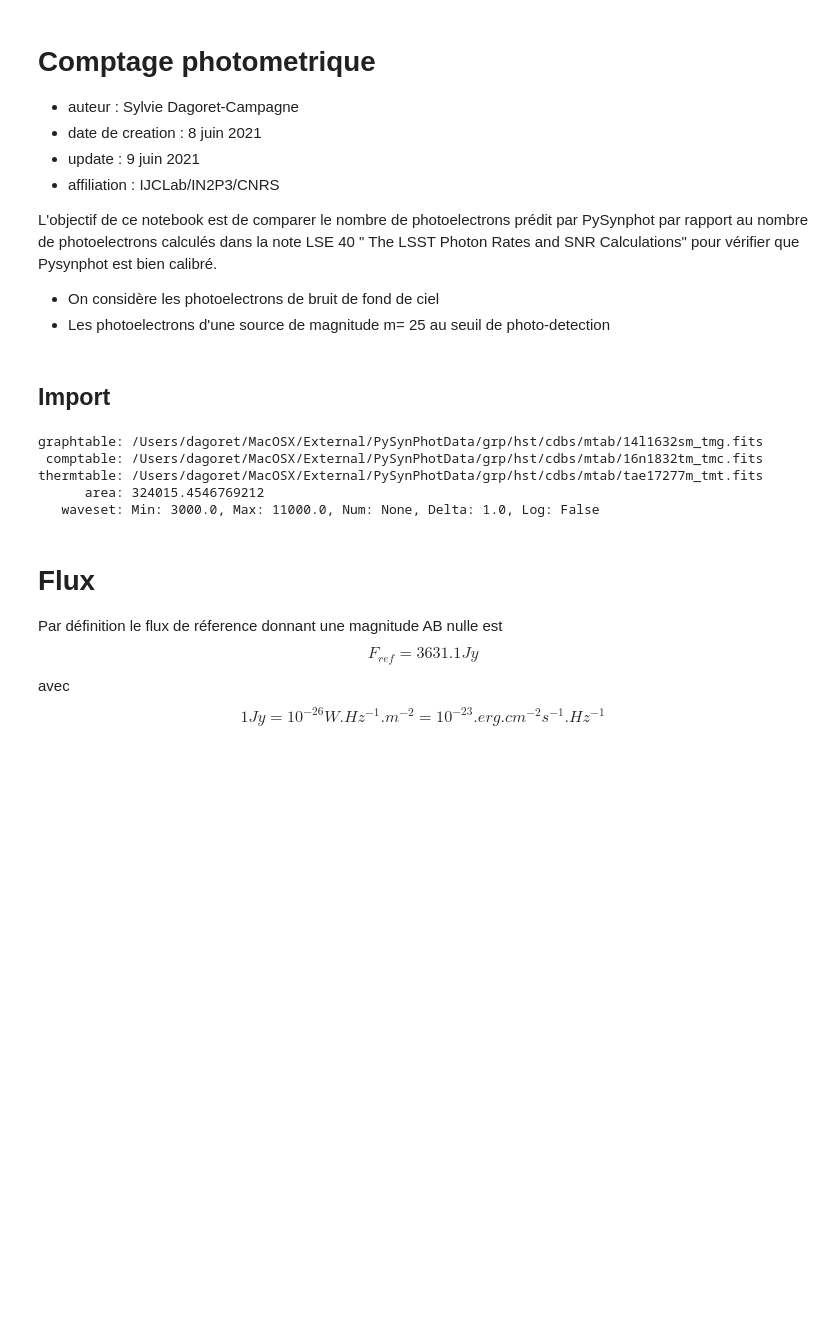
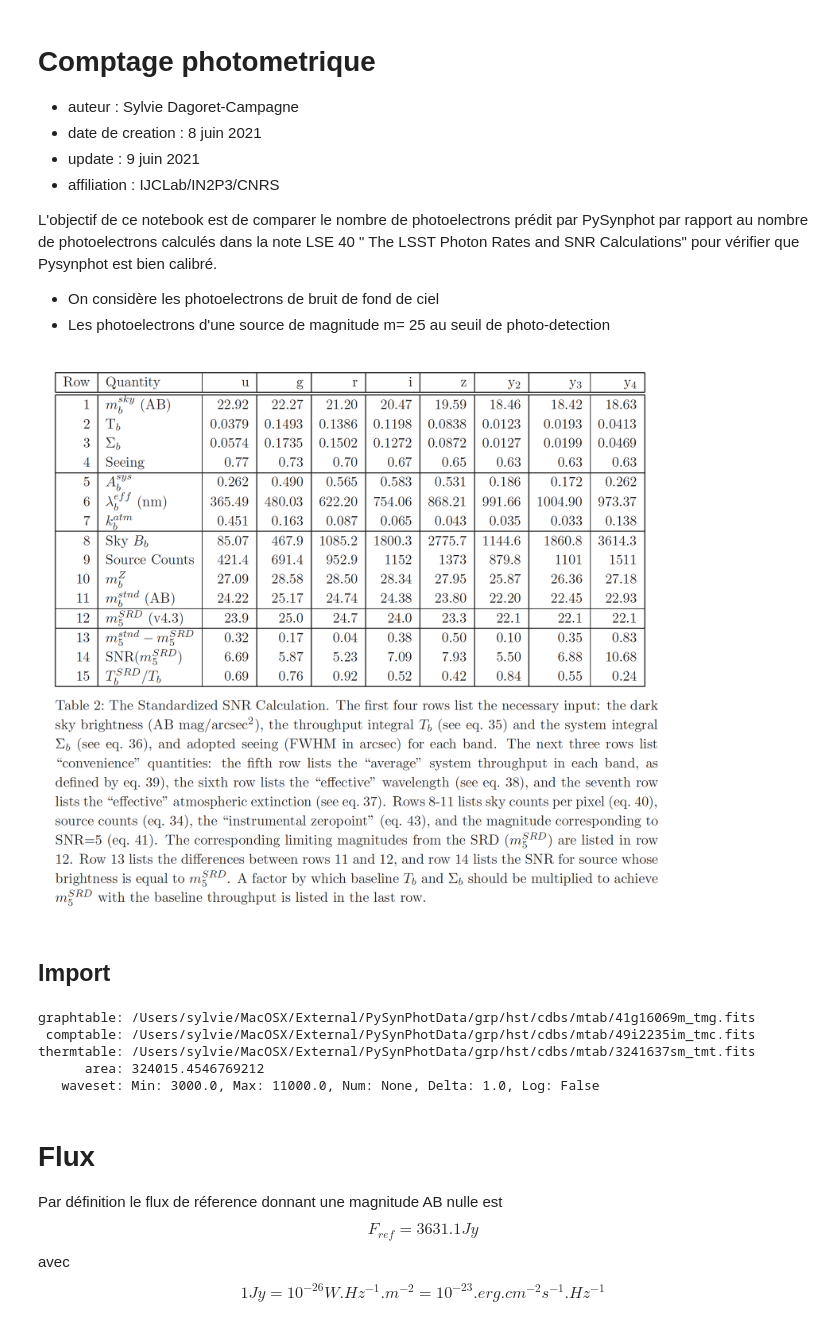
Before and after one commit to sylvielsstfr/StageM12021, a Jupyter notebook: notebooks/Photometry/Photometry_Counts.ipynb, the cells around one changed output. Cells and saved outputs as stored; diff of their text form; code cells hidden in the pictures; blank space fills up the shorter version.

```diff
--- a/notebooks/Photometry/Photometry_Counts.ipynb
+++ b/notebooks/Photometry/Photometry_Counts.ipynb
@@ -13,6 +13,12 @@ que Pysynphot est bien calibré.
 
 - On considère les photoelectrons de bruit de fond de ciel
 - Les photoelectrons d'une source de magnitude m= 25 au seuil de photo-detection
+# %%
+#Import library
+from IPython.display import Image# Load image from local storage
+Image(filename = "../../Notes/images/LSE-40_Table2.png", width = 800, height = 400)
+# %% [output]
+[figure, added]
 # %% [markdown]
 ## Import
 # %%
@@ -57,6 +63,8 @@ S.refs.showref()
 
 EXPOSURE=30.0 # seconds
 gel=1  # phe/ADU
+sig_inst=10 # readout noise
+pixScale = 0.2 # arcsec per pixel
 
 pysynphot_root_path = os.environ['PYSYN_CDBS']
 path_sed_calspec = os.path.join(pysynphot_root_path,'calspec')
@@ -66,9 +74,9 @@ path_sed_calspec = os.path.join(pysynphot_root_path,'calspec')
 #flatsp_norm = flatsp.renorm(10, 'vegamag', S.ObsBandpass('johnson,v'))
 #nbr_filters = 7
 # %% [output]
-graphtable: /Users/dagoret/MacOSX/External/PySynPhotData/grp/hst/cdbs/mtab/14l1632sm_tmg.fits
- comptable: /Users/dagoret/MacOSX/External/PySynPhotData/grp/hst/cdbs/mtab/16n1832tm_tmc.fits
-thermtable: /Users/dagoret/MacOSX/External/PySynPhotData/grp/hst/cdbs/mtab/tae17277m_tmt.fits
+graphtable: /Users/sylvie/MacOSX/External/PySynPhotData/grp/hst/cdbs/mtab/41g16069m_tmg.fits
+ comptable: /Users/sylvie/MacOSX/External/PySynPhotData/grp/hst/cdbs/mtab/49i2235im_tmc.fits
+thermtable: /Users/sylvie/MacOSX/External/PySynPhotData/grp/hst/cdbs/mtab/3241637sm_tmt.fits
       area: 324015.4546769212
    waveset: Min: 3000.0, Max: 11000.0, Num: None, Delta: 1.0, Log: False
 # %% [markdown]
```
Also changed, not shown: parts of 43 cells of this notebook, 2 other files.
